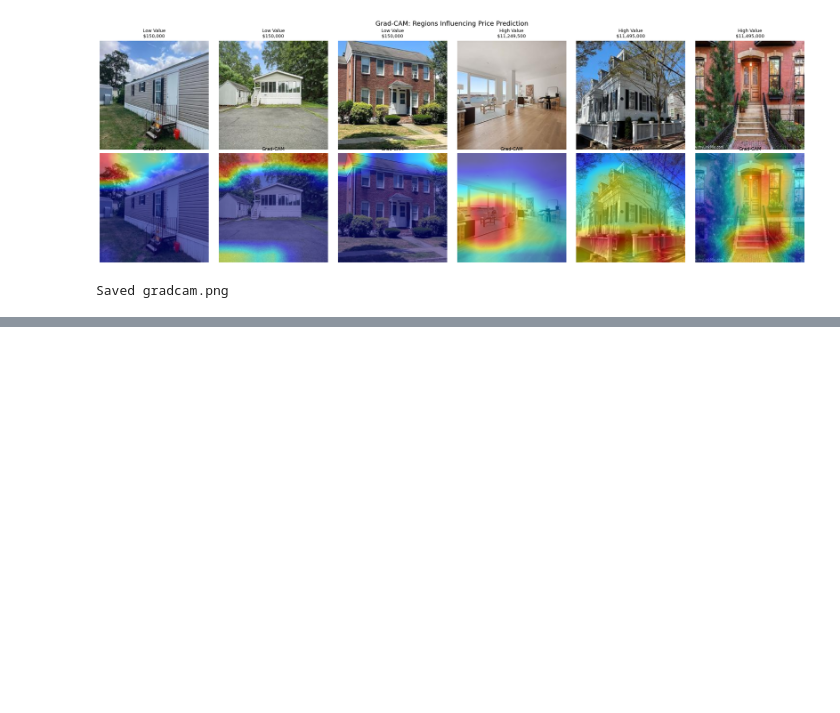
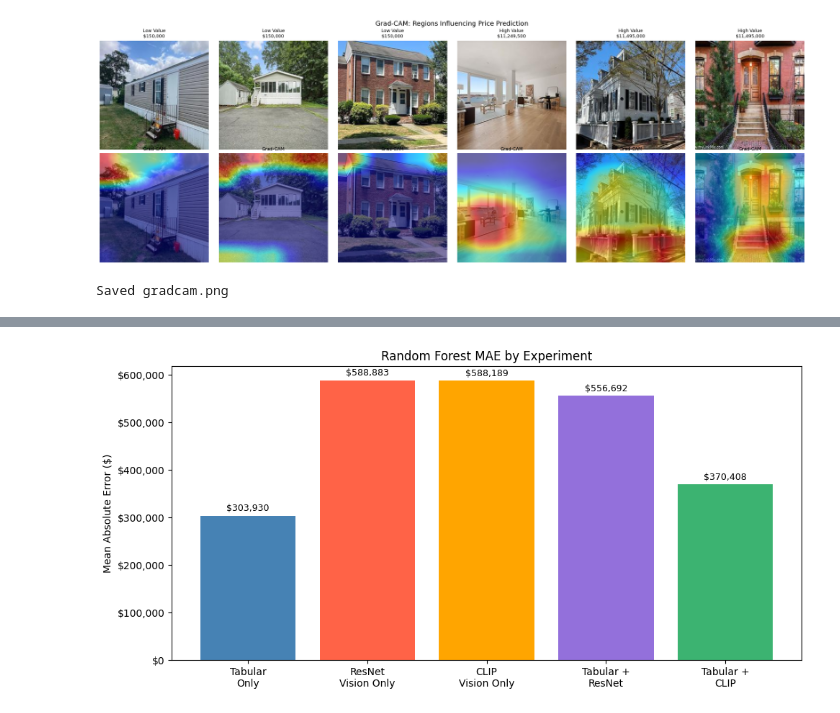
Before and after one commit to ayanrasulova/rent-estimations-cv, a Jupyter notebook: finetuning_colab.ipynb, the cells around one changed output, grey strips where cells are left out. Cells and saved outputs as stored; diff of their text form; code cells hidden in the pictures; blank space fills up the shorter version.

```diff
--- a/finetuning_colab.ipynb
+++ b/finetuning_colab.ipynb
@@ -410,0 +629,21 @@ Saved gradcam.png
+# %%
+experiments = ['Tabular\nOnly', 'ResNet\nVision Only', 'CLIP\nVision Only', 'Tabular +\nResNet', 'Tabular +\nCLIP']
+mae_values  = [303930, 588883, 588189, 556692, 370408]
+colors      = ['steelblue', 'tomato', 'orange', 'mediumpurple', 'mediumseagreen']
+
+fig, ax = plt.subplots(figsize=(10, 5))
+bars = ax.bar(experiments, mae_values, color=colors)
+ax.set_ylabel('Mean Absolute Error ($)')
+ax.set_title('Random Forest MAE by Experiment')
+ax.yaxis.set_major_formatter(plt.FuncFormatter(lambda x, _: f'${x:,.0f}'))
+
+# Label bars
+for bar, val in zip(bars, mae_values):
+    ax.text(bar.get_x() + bar.get_width()/2, bar.get_height() + 5000,
+            f'${val:,.0f}', ha='center', va='bottom', fontsize=9)
+
+plt.tight_layout()
+plt.savefig(os.path.join(DRIVE_DIR, 'mae_comparison.png'), dpi=150)
+plt.show()
+# %% [output]
+[figure, added]
```
Also changed, not shown: parts of 13 cells of this notebook.
